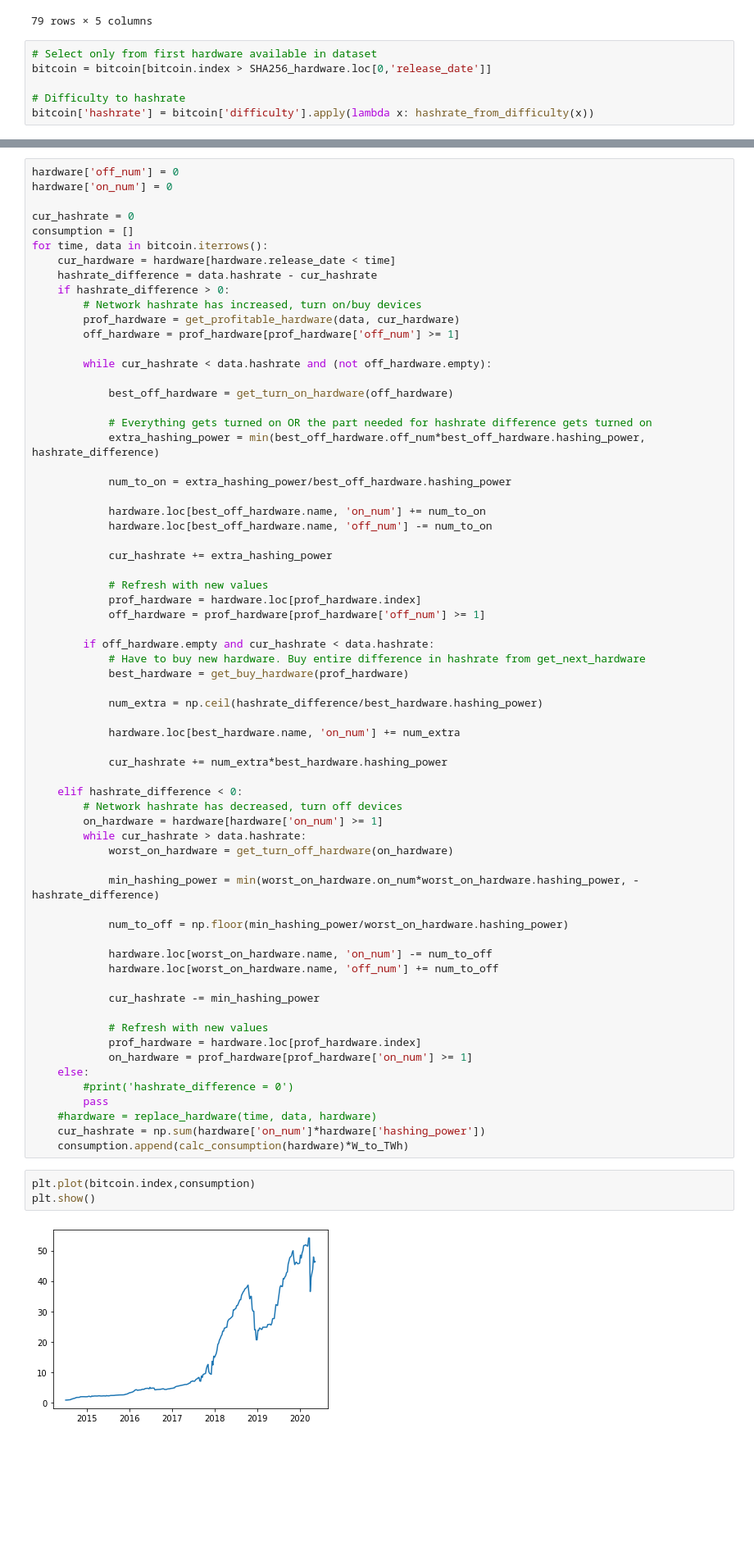
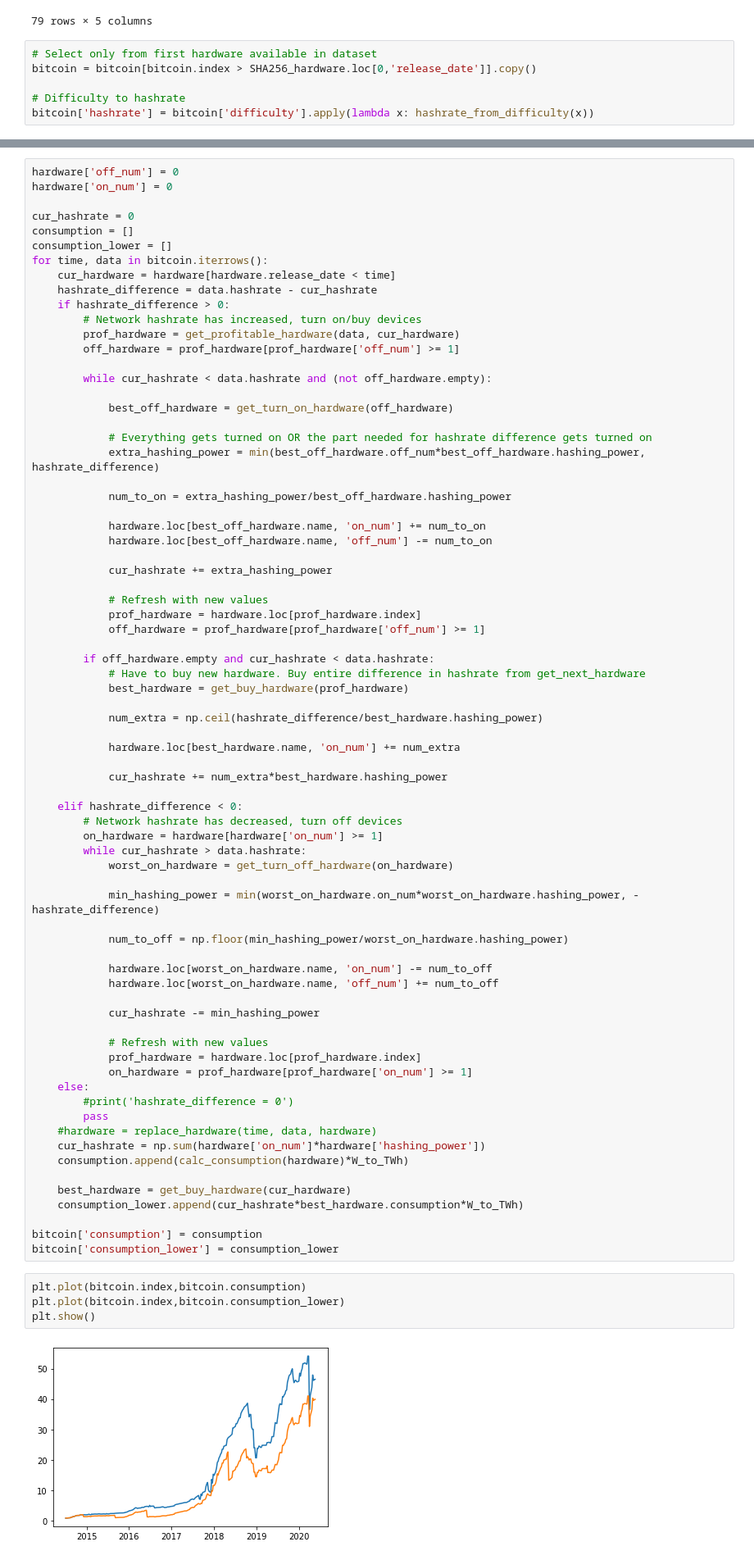
Before and after one commit to Lukasdeloose/sustainable_blockchain, a Jupyter notebook: data_analysis/history.ipynb, the cells around one changed output, grey strips where cells are left out. Shown at 82% size. Drawn from its saved outputs; the diff is of its cells as text; blank space fills up the shorter version.

```diff
--- a/data_analysis/history.ipynb
+++ b/data_analysis/history.ipynb
@@ -286,7 +290,7 @@ hardware.sort_values(by='consumption')
 79 rows × 5 columns
 # %%
 # Select only from first hardware available in dataset
-bitcoin = bitcoin[bitcoin.index > SHA256_hardware.loc[0,'release_date']]
+bitcoin = bitcoin[bitcoin.index > SHA256_hardware.loc[0,'release_date']].copy()
 
 # Difficulty to hashrate
 bitcoin['hashrate'] = bitcoin['difficulty'].apply(lambda x: hashrate_from_difficulty(x))
@@ -302,6 +300,7 @@ hardware['on_num'] = 0
 
 cur_hashrate = 0
 consumption = []
+consumption_lower = []
 for time, data in bitcoin.iterrows():
     cur_hardware = hardware[hardware.release_date < time]
     hashrate_difference = data.hashrate - cur_hashrate
@@ -362,11 +361,18 @@ for time, data in bitcoin.iterrows():
     #hardware = replace_hardware(time, data, hardware)
     cur_hashrate = np.sum(hardware['on_num']*hardware['hashing_power'])
     consumption.append(calc_consumption(hardware)*W_to_TWh)
+
+    best_hardware = get_buy_hardware(cur_hardware)
+    consumption_lower.append(cur_hashrate*best_hardware.consumption*W_to_TWh)
+
+bitcoin['consumption'] = consumption
+bitcoin['consumption_lower'] = consumption_lower
 # %%
-plt.plot(bitcoin.index,consumption)
+plt.plot(bitcoin.index,bitcoin.consumption)
+plt.plot(bitcoin.index,bitcoin.consumption_lower)
 plt.show()
 # %% [output]
-[figure, old version]
+[figure, new version]
 # %%
 hardware[(hardware['on_num'] > 0) | (hardware['off_num'] > 0)]
 # %% [output]
```
Also changed, not shown: parts of 54 cells of this notebook, 4 other files.
